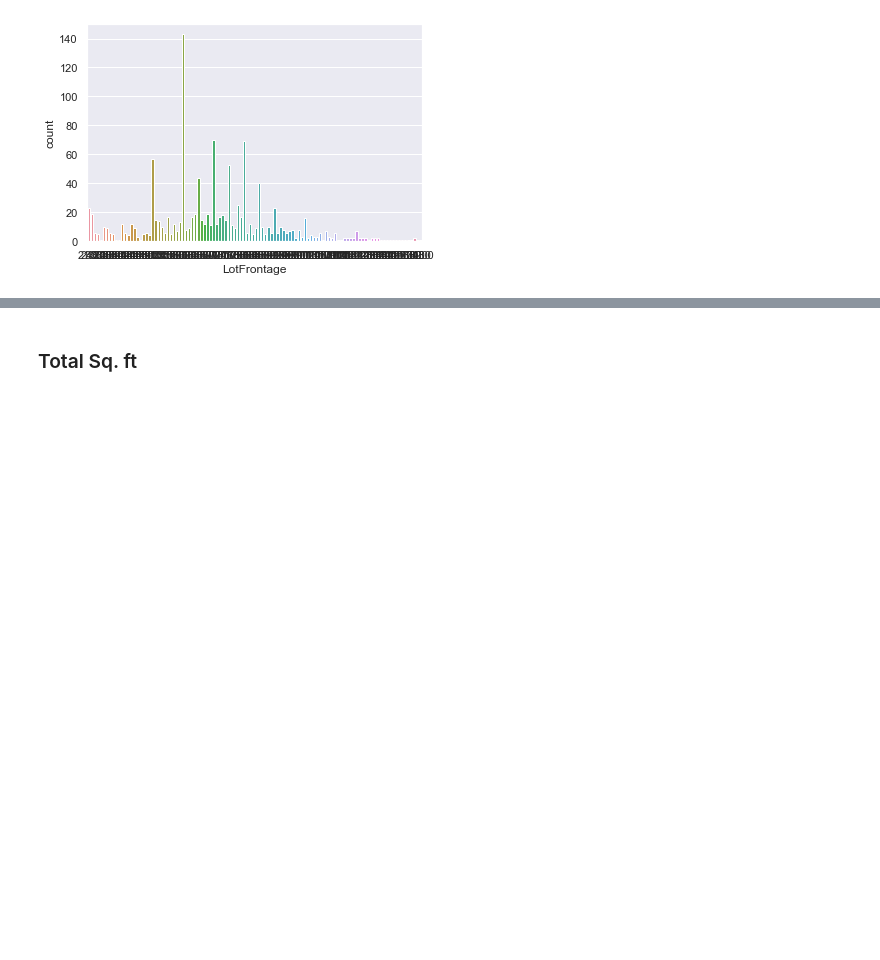
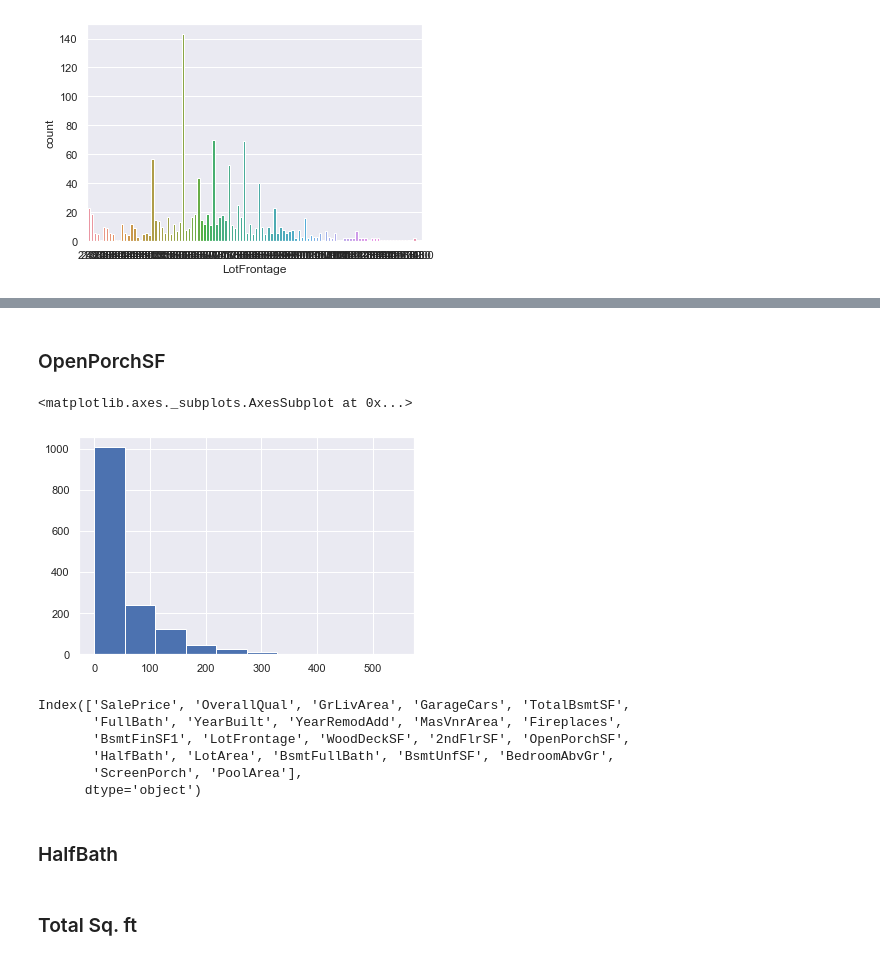
Before and after one commit to Sasafrass/kaggle, a Jupyter notebook: house_prices/house_prices.ipynb, the cells around one changed output, grey strips where cells are left out. Cells and saved outputs as stored; diff of their text form; code cells hidden in the pictures; blank space fills up the shorter version.

```diff
--- a/house_prices/house_prices.ipynb
+++ b/house_prices/house_prices.ipynb
@@ -555,3 +579,21 @@ train_df[train_df['LotFrontage'].isna()]
+# %% [markdown]
+### OpenPorchSF
+# %%
+train_df['OpenPorchSF'].hist()
+# %% [output]
+<matplotlib.axes._subplots.AxesSubplot at 0x...>
+[figure, added]
+# %%
+train_df.columns
+# %% [output]
+Index(['SalePrice', 'OverallQual', 'GrLivArea', 'GarageCars', 'TotalBsmtSF',
+       'FullBath', 'YearBuilt', 'YearRemodAdd', 'MasVnrArea', 'Fireplaces',
+       'BsmtFinSF1', 'LotFrontage', 'WoodDeckSF', '2ndFlrSF', 'OpenPorchSF',
+       'HalfBath', 'LotArea', 'BsmtFullBath', 'BsmtUnfSF', 'BedroomAbvGr',
+       'ScreenPorch', 'PoolArea'],
+      dtype='object')
+# %% [markdown]
+### HalfBath
 # %% [markdown]
 ### Total Sq. ft
 # %%
```
Also changed, not shown: parts of 34 cells of this notebook, 1 other file.
